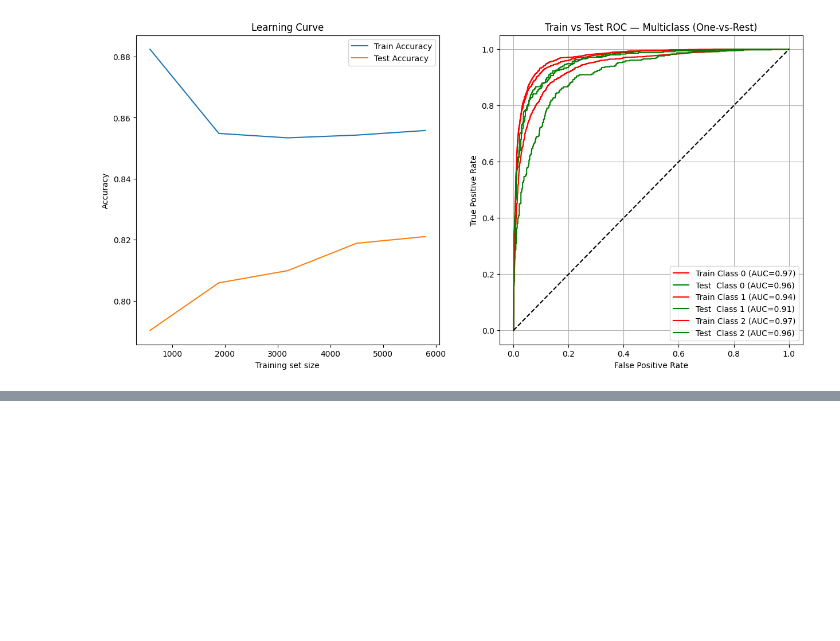
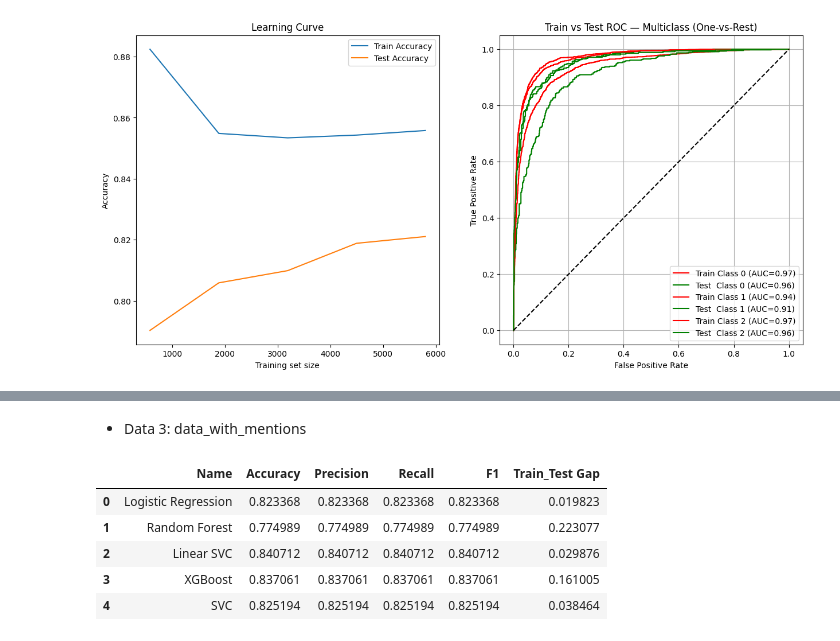
Before and after one commit to anass17/AeroStream, a Jupyter notebook: notebooks/06_model_training.ipynb, the cells around one changed output, grey strips where cells are left out. Saved outputs shown, nothing was run; the diff lists cells and outputs as text; code cells hidden in the pictures; blank space fills up the shorter version.

```diff
--- a/notebooks/06_model_training.ipynb
+++ b/notebooks/06_model_training.ipynb
@@ -566,0 +591,11 @@ weighted avg       0.82      0.82      0.82      1281
+# %% [markdown]
+- Data 3: data_with_mentions
+# %%
+scores_df_mentions
+# %% [output]
+|  | Name | Accuracy | Precision | Recall | F1 | Train_Test Gap |
+| 0 | Logistic Regression | 0.823368 | 0.823368 | 0.823368 | 0.823368 | 0.019823 |
+| 1 | Random Forest | 0.774989 | 0.774989 | 0.774989 | 0.774989 | 0.223077 |
+| 2 | Linear SVC | 0.840712 | 0.840712 | 0.840712 | 0.840712 | 0.029876 |
+| 3 | XGBoost | 0.837061 | 0.837061 | 0.837061 | 0.837061 | 0.161005 |
+| 4 | SVC | 0.825194 | 0.825194 | 0.825194 | 0.825194 | 0.038464 |
```
Also changed, not shown: parts of 8 cells of this notebook.
